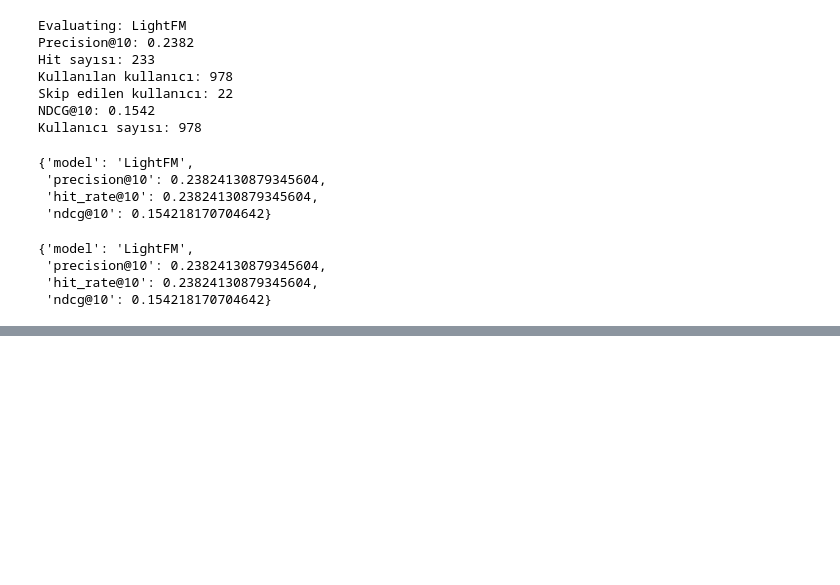
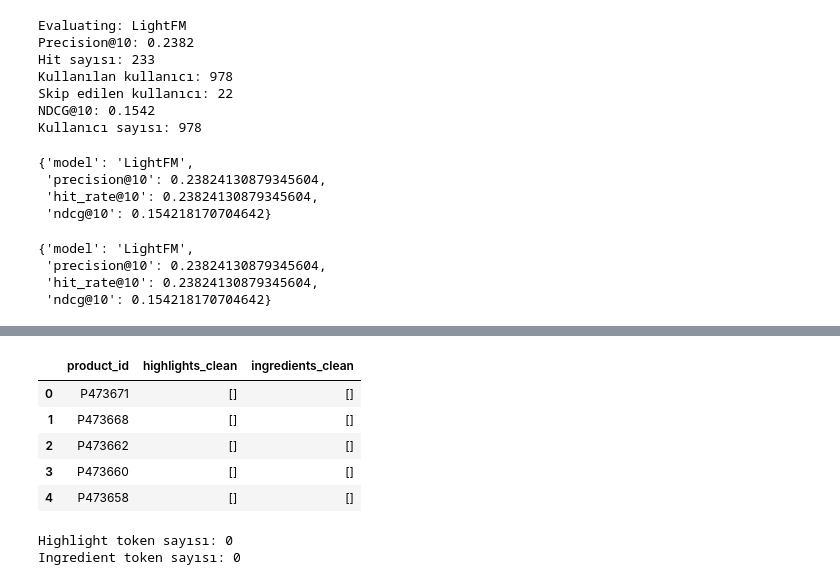
Before and after one commit to aslitarakcilar/cosmetic-recommendation-system, a Jupyter notebook: notebooks/02_evaluation.ipynb, the cells around one changed output, grey strips where cells are left out. Drawn from its saved outputs; the diff is of its cells as text; code cells hidden in the pictures; blank space fills up the shorter version.

```diff
--- a/notebooks/02_evaluation.ipynb
+++ b/notebooks/02_evaluation.ipynb
@@ -1771,0 +1979,55 @@ lightfm_result
+# %%
+# ------------------------------------------------------------------
+# HIGHLIGHTS + INGREDIENTS TEMİZLEME
+# ------------------------------------------------------------------
+
+import ast
+
+def clean_list_column(col):
+    cleaned = []
+
+    for val in col:
+        if pd.isna(val):
+            cleaned.append([])
+            continue
+
+        try:
+            parsed = ast.literal_eval(val)
+            if isinstance(parsed, list):
+                cleaned.append([str(x).lower().strip() for x in parsed])
+            else:
+                cleaned.append([])
+        except:
+            cleaned.append([])
+
+    return cleaned
+
+
+products_clean["highlights_clean"] = clean_list_column(products_clean["highlights"])
+products_clean["ingredients_clean"] = clean_list_column(products_clean["ingredients"])
+
+products_clean[["product_id", "highlights_clean", "ingredients_clean"]].head()
+# %% [output]
+|  | product_id | highlights_clean | ingredients_clean |
+| 0 | P473671 | [] | [] |
+| 1 | P473668 | [] | [] |
+| 2 | P473662 | [] | [] |
+| 3 | P473660 | [] | [] |
+| 4 | P473658 | [] | [] |
+# %%
+# ------------------------------------------------------------------
+# TOKEN SET OLUŞTUR
+# ------------------------------------------------------------------
+
+all_highlight_tokens = set()
+all_ingredient_tokens = set()
+
+for _, row in products_clean.iterrows():
+    all_highlight_tokens.update(row["highlights_clean"])
+    all_ingredient_tokens.update(row["ingredients_clean"])
+
+print("Highlight token sayısı:", len(all_highlight_tokens))
+print("Ingredient token sayısı:", len(all_ingredient_tokens))
+# %% [output]
+Highlight token sayısı: 0
+Ingredient token sayısı: 0
```
Also changed, not shown: parts of 27 cells of this notebook, 4 other files.
